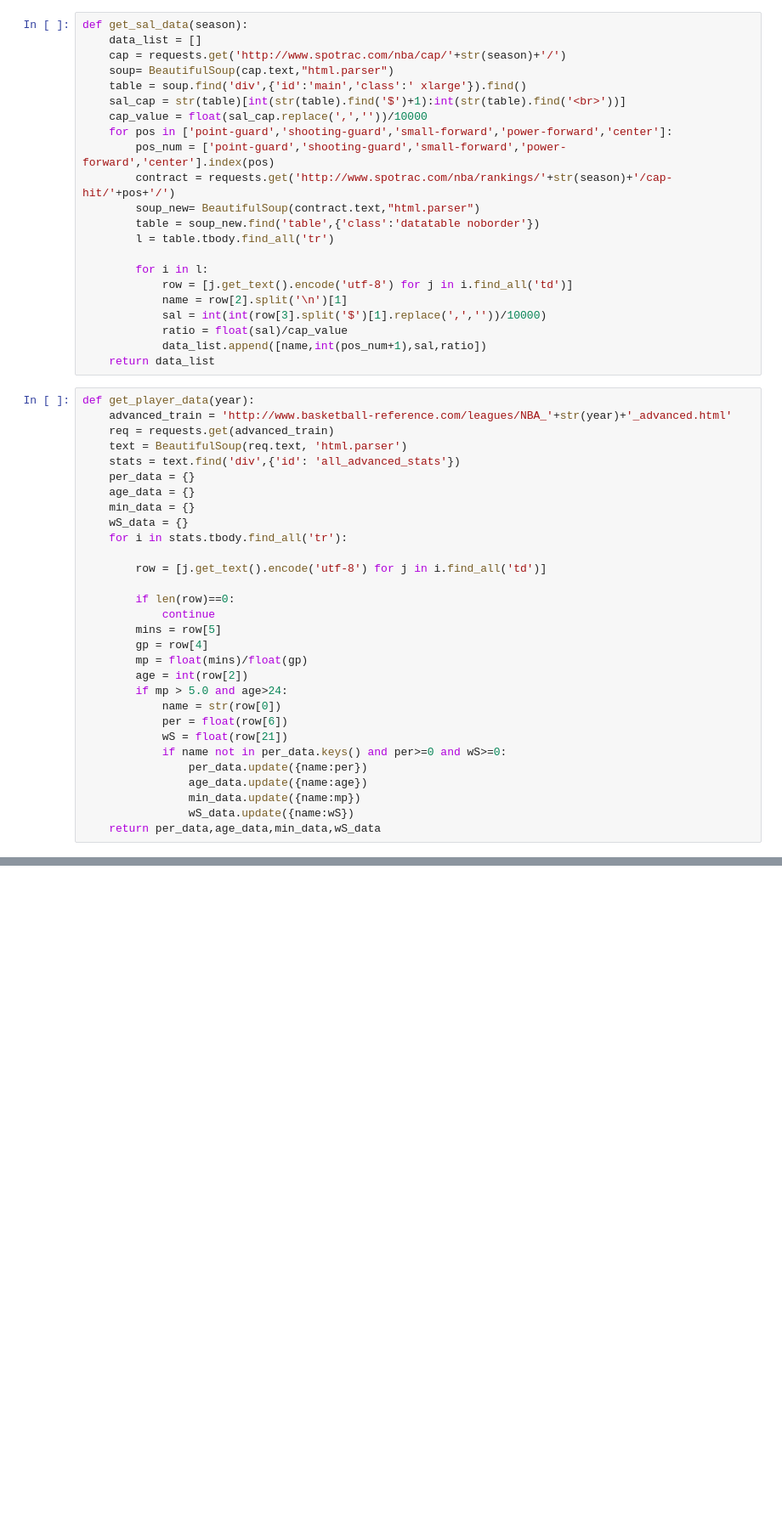
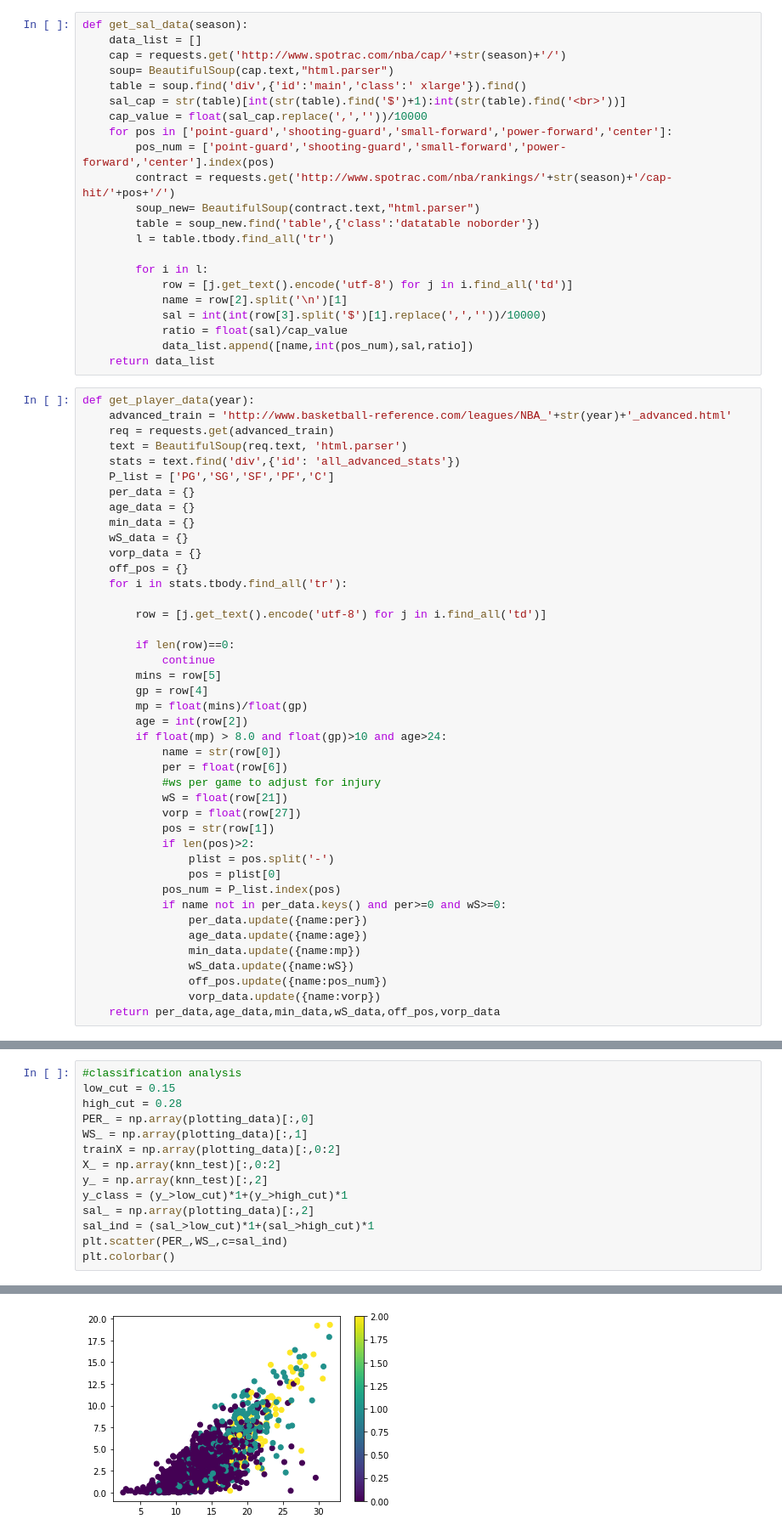
Before and after one commit to Ray950611/Project_NBA_ruiding, a Jupyter notebook: Player_Contract/Player_salary .ipynb, the cells around one changed output, grey strips where cells are left out. Shown: that part at 85% size. Saved outputs shown, nothing was run; the diff lists cells and outputs as text; blank space fills up the shorter version.

```diff
--- a/Player_Contract/Player_salary .ipynb
+++ b/Player_Contract/Player_salary .ipynb
@@ -25,7 +27,7 @@ def get_sal_data(season):
             name = row[2].split('\n')[1]
             sal = int(int(row[3].split('$')[1].replace(',',''))/10000)
             ratio = float(sal)/cap_value
-            data_list.append([name,int(pos_num+1),sal,ratio])
+            data_list.append([name,int(pos_num),sal,ratio])
     return data_list
 # %%
 def get_player_data(year):
@@ -33,10 +35,13 @@ def get_player_data(year):
     req = requests.get(advanced_train)
     text = BeautifulSoup(req.text, 'html.parser')
     stats = text.find('div',{'id': 'all_advanced_stats'})
+    P_list = ['PG','SG','SF','PF','C']
     per_data = {}
     age_data = {}
     min_data = {}
     wS_data = {}
+    vorp_data = {}
+    off_pos = {}
     for i in stats.tbody.find_all('tr'):
 
         row = [j.get_text().encode('utf-8') for j in i.find_all('td')]
@@ -47,13 +52,22 @@ def get_player_data(year):
         gp = row[4]
         mp = float(mins)/float(gp)
         age = int(row[2])
-        if mp > 5.0 and age>24:
+        if float(mp) > 8.0 and float(gp)>10 and age>24:
             name = str(row[0])
             per = float(row[6])
+            #ws per game to adjust for injury
             wS = float(row[21])
+            vorp = float(row[27])
+            pos = str(row[1])
+            if len(pos)>2:
+                plist = pos.split('-')
+                pos = plist[0]
+            pos_num = P_list.index(pos)
             if name not in per_data.keys() and per>=0 and wS>=0:
                 per_data.update({name:per})
                 age_data.update({name:age})
                 min_data.update({name:mp})
                 wS_data.update({name:wS})
-    return per_data,age_data,min_data,wS_data
+                off_pos.update({name:pos_num})
+                vorp_data.update({name:vorp})
+    return per_data,age_data,min_data,wS_data,off_pos,vorp_data
@@ -102,0 +231,15 @@ for player in data_test:
+# %%
+#classification analysis
+low_cut = 0.15
+high_cut = 0.28
+PER_ = np.array(plotting_data)[:,0]
+WS_ = np.array(plotting_data)[:,1]
+trainX = np.array(plotting_data)[:,0:2]
+X_ = np.array(knn_test)[:,0:2]
+y_ = np.array(knn_test)[:,2]
+y_class = (y_>low_cut)*1+(y_>high_cut)*1
+sal_ = np.array(plotting_data)[:,2]
+sal_ind = (sal_>low_cut)*1+(sal_>high_cut)*1
+plt.scatter(PER_,WS_,c=sal_ind)
+plt.colorbar()
+# %% [output]
@@ -102,0 +247 @@ for player in data_test:
+[figure, added]
```
Also changed, not shown: parts of 21 cells of this notebook.
